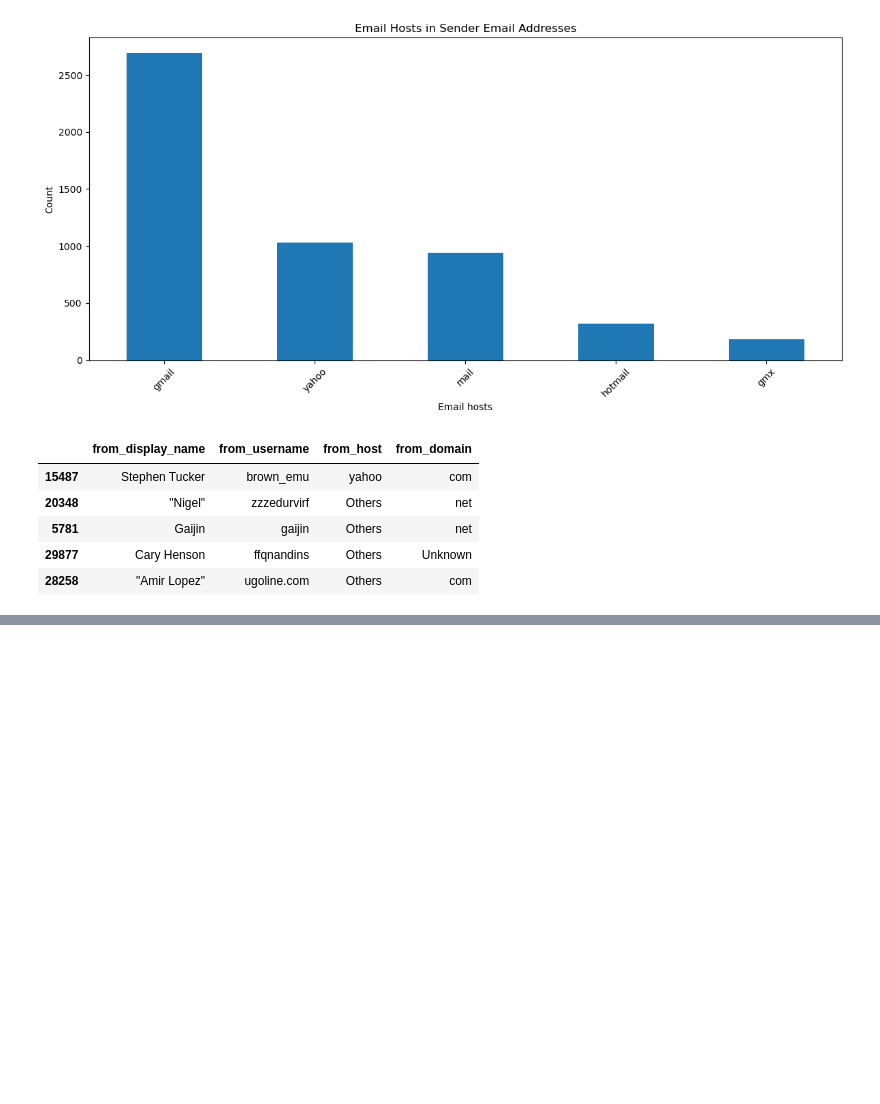
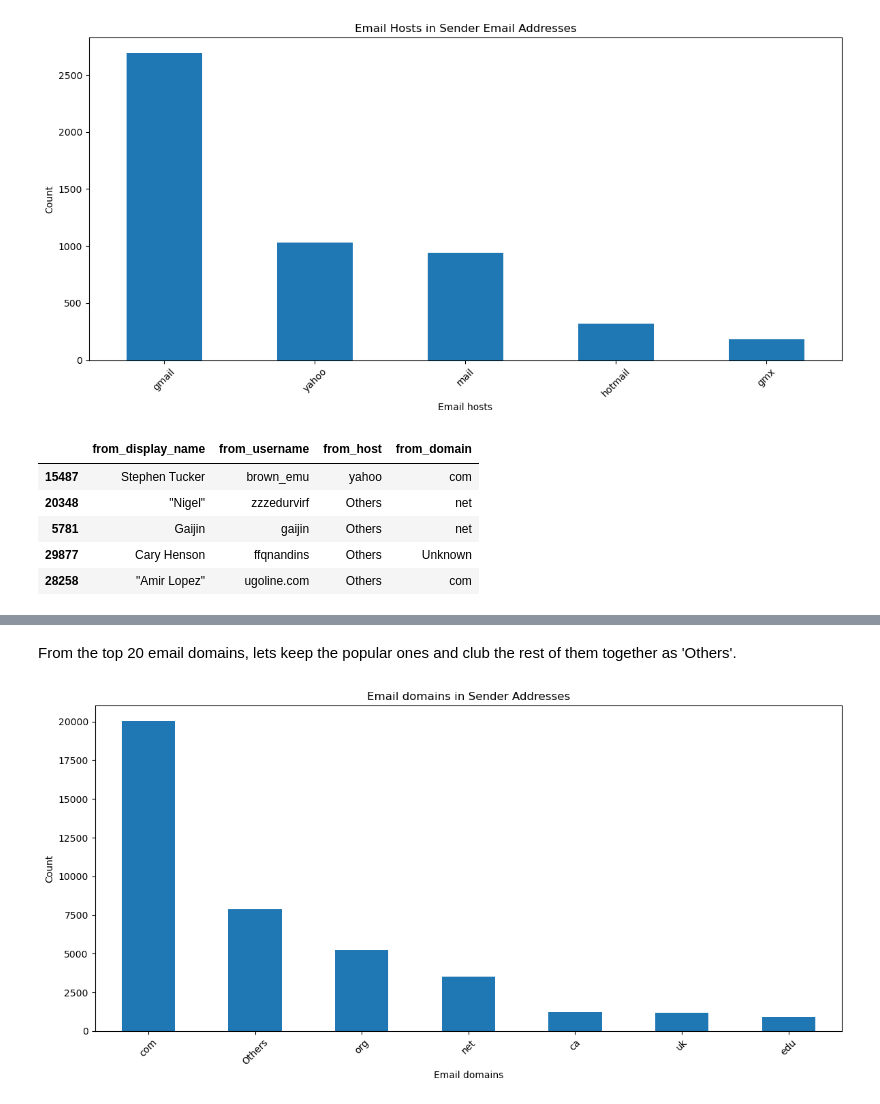
Before and after one commit to dfrancis-tech/email_spam, a Jupyter notebook: Feature_Engineering.ipynb, the cells around one changed output, grey strips where cells are left out. Cells and saved outputs as stored; diff of their text form; code cells hidden in the pictures; blank space fills up the shorter version.

```diff
--- a/Feature_Engineering.ipynb
+++ b/Feature_Engineering.ipynb
@@ -254,0 +305,23 @@ df_email_from.sample(5)
+# %% [markdown]
+From the top 20 email domains, lets keep the popular ones and club the rest of them together as 'Others'.
+# %%
+# List of email domains to keep
+known_email_domains = ['com', 'org', 'net', 'uk', 'ca', 'edu']
+
+# Map the 'from_domain' column to 'Others' using lambda function and .apply
+df_email_from['from_domain'] = df_email_from['from_domain'].apply(lambda domain: domain if domain in known_email_domains else 'Others')
+
+# Display new value counts for Sender email host
+email_domain_counts = df_email_from['from_domain'].value_counts()
+
+# Plotting the top 20 value counts as a bar plot
+plt.figure(figsize=(12, 6))
+email_domain_counts.plot(kind='bar')
+plt.xlabel('Email domains')
+plt.ylabel('Count')
+plt.title('Email domains in Sender Addresses')
+plt.xticks(rotation=45)
+plt.tight_layout()
+plt.show()
+# %% [output]
+[figure, added]
```
Also changed, not shown: parts of 9 cells of this notebook.
